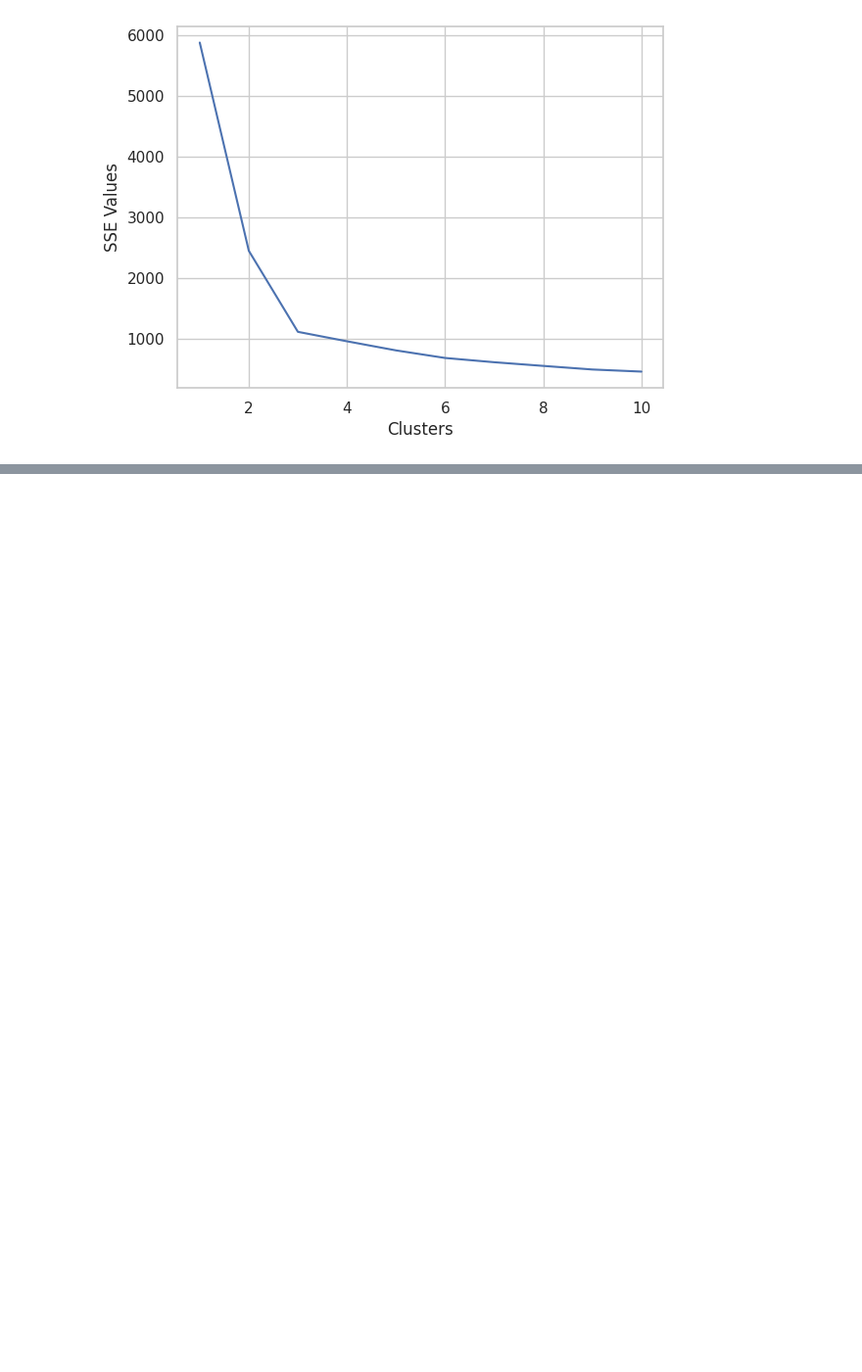
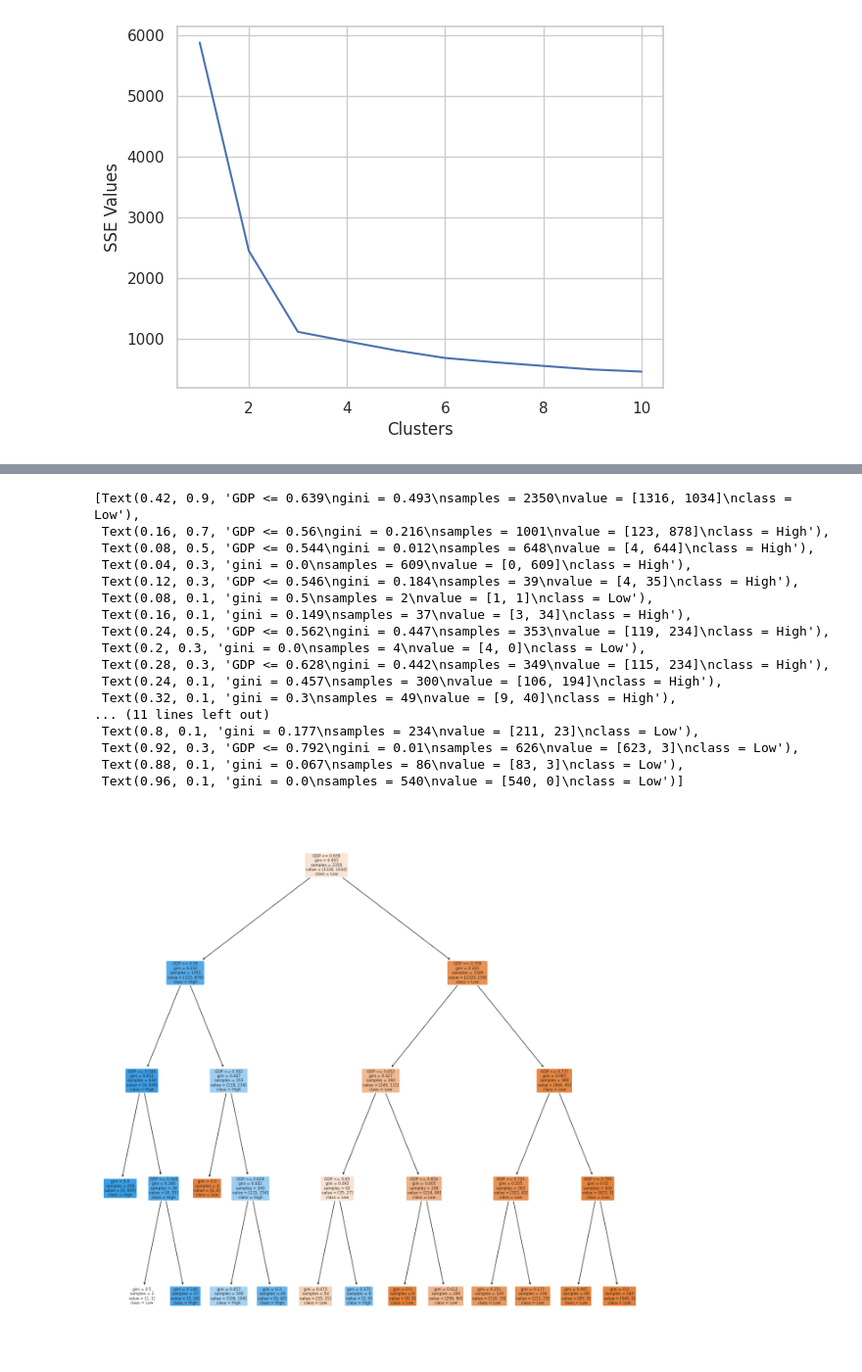
Before and after one commit to zhihaolaw/SC1015, a Jupyter notebook: SC1015_mini_project_latest.ipynb, the cells around one changed output, grey strips where cells are left out. Shown at 98% size. Drawn from its saved outputs; the diff is of its cells as text; code cells hidden in the pictures; blank space fills up the shorter version.

```diff
--- a/SC1015_mini_project_latest.ipynb
+++ b/SC1015_mini_project_latest.ipynb
@@ -777,0 +828,30 @@ plt.show()
+# %%
+# Create a Decision Tree Classifier object
+dectree = DecisionTreeClassifier(max_depth = 4)
+
+# Train the Decision Tree Classifier model
+dectree.fit(X_train, y_train)
+
+f = plt.figure(figsize=(16,16))
+plot_tree(dectree, filled=True, rounded=True,
+          feature_names=["GDP"],
+          class_names=["Low","High"])
+# %% [output]
+[Text(0.42, 0.9, 'GDP <= 0.639\ngini = 0.493\nsamples = 2350\nvalue = [1316, 1034]\nclass = Low'),
+ Text(0.16, 0.7, 'GDP <= 0.56\ngini = 0.216\nsamples = 1001\nvalue = [123, 878]\nclass = High'),
+ Text(0.08, 0.5, 'GDP <= 0.544\ngini = 0.012\nsamples = 648\nvalue = [4, 644]\nclass = High'),
+ Text(0.04, 0.3, 'gini = 0.0\nsamples = 609\nvalue = [0, 609]\nclass = High'),
+ Text(0.12, 0.3, 'GDP <= 0.546\ngini = 0.184\nsamples = 39\nvalue = [4, 35]\nclass = High'),
+ Text(0.08, 0.1, 'gini = 0.5\nsamples = 2\nvalue = [1, 1]\nclass = Low'),
+ Text(0.16, 0.1, 'gini = 0.149\nsamples = 37\nvalue = [3, 34]\nclass = High'),
+ Text(0.24, 0.5, 'GDP <= 0.562\ngini = 0.447\nsamples = 353\nvalue = [119, 234]\nclass = High'),
+ Text(0.2, 0.3, 'gini = 0.0\nsamples = 4\nvalue = [4, 0]\nclass = Low'),
+ Text(0.28, 0.3, 'GDP <= 0.628\ngini = 0.442\nsamples = 349\nvalue = [115, 234]\nclass = High'),
+ Text(0.24, 0.1, 'gini = 0.457\nsamples = 300\nvalue = [106, 194]\nclass = High'),
+ Text(0.32, 0.1, 'gini = 0.3\nsamples = 49\nvalue = [9, 40]\nclass = High'),
+... (11 lines left out)
+ Text(0.8, 0.1, 'gini = 0.177\nsamples = 234\nvalue = [211, 23]\nclass = Low'),
+ Text(0.92, 0.3, 'GDP <= 0.792\ngini = 0.01\nsamples = 626\nvalue = [623, 3]\nclass = Low'),
+ Text(0.88, 0.1, 'gini = 0.067\nsamples = 86\nvalue = [83, 3]\nclass = Low'),
+ Text(0.96, 0.1, 'gini = 0.0\nsamples = 540\nvalue = [540, 0]\nclass = Low')]
+[figure, added]
```
Also changed, not shown: parts of 9 cells of this notebook.
